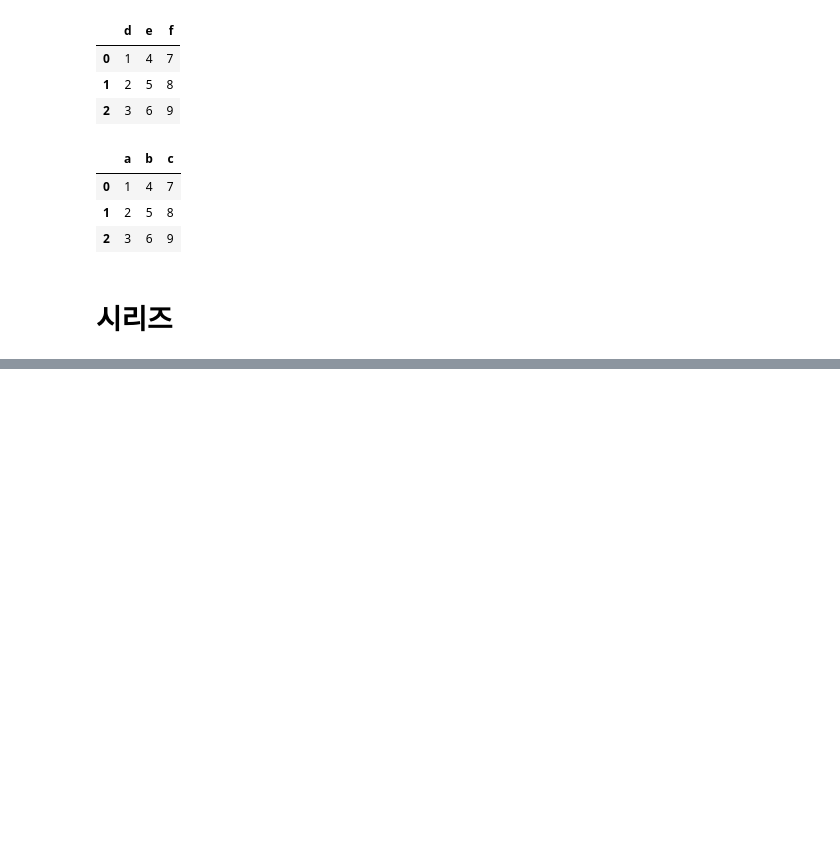
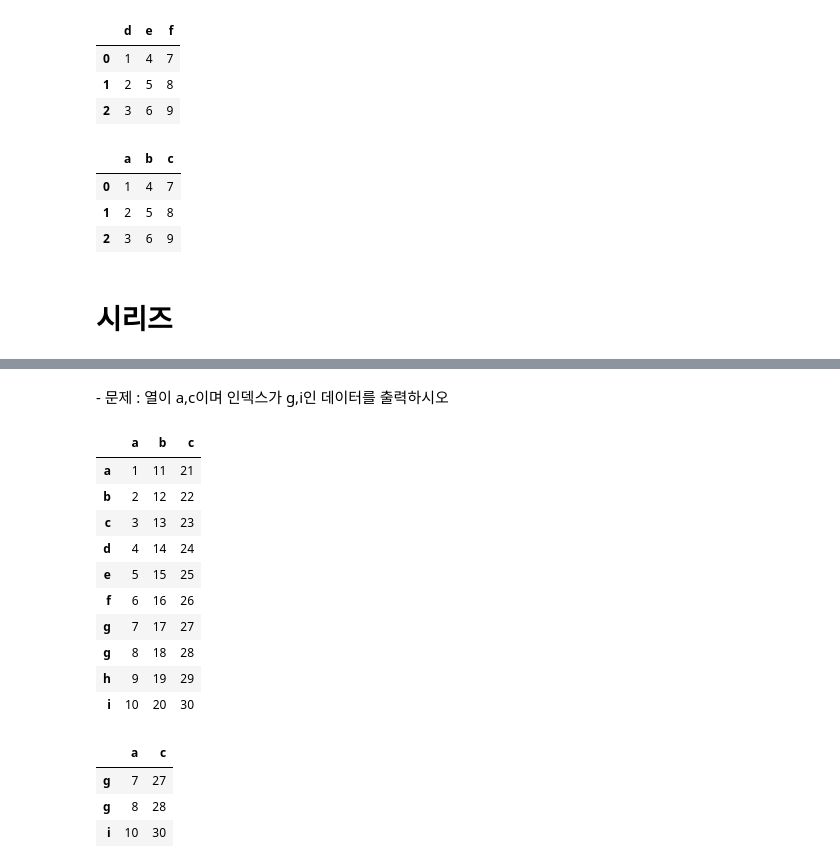
Before and after one commit to sleeptiger/STJ2, a Jupyter notebook: Python_basis.ipynb, the cells around one changed output, grey strips where cells are left out. Saved outputs shown, nothing was run; the diff lists cells and outputs as text; code cells hidden in the pictures; blank space fills up the shorter version.

```diff
--- a/Python_basis.ipynb
+++ b/Python_basis.ipynb
@@ -1184,0 +1393,24 @@ df2
+# %% [markdown]
+\- 문제 : 열이 a,c이며 인덱스가 g,i인 데이터를 출력하시오
+# %%
+df
+# %% [output]
+|  | a | b | c |
+| a | 1 | 11 | 21 |
+| b | 2 | 12 | 22 |
+| c | 3 | 13 | 23 |
+| d | 4 | 14 | 24 |
+| e | 5 | 15 | 25 |
+| f | 6 | 16 | 26 |
+| g | 7 | 17 | 27 |
+| g | 8 | 18 | 28 |
+| h | 9 | 19 | 29 |
+| i | 10 | 20 | 30 |
+# %%
+# 특정 열 & 행 출력하기
+df.loc[['g' ,'i'], ['a', 'c']]
+# %% [output]
+|  | a | c |
+| g | 7 | 27 |
+| g | 8 | 28 |
+| i | 10 | 30 |
```
Also changed, not shown: parts of 108 cells of this notebook.
